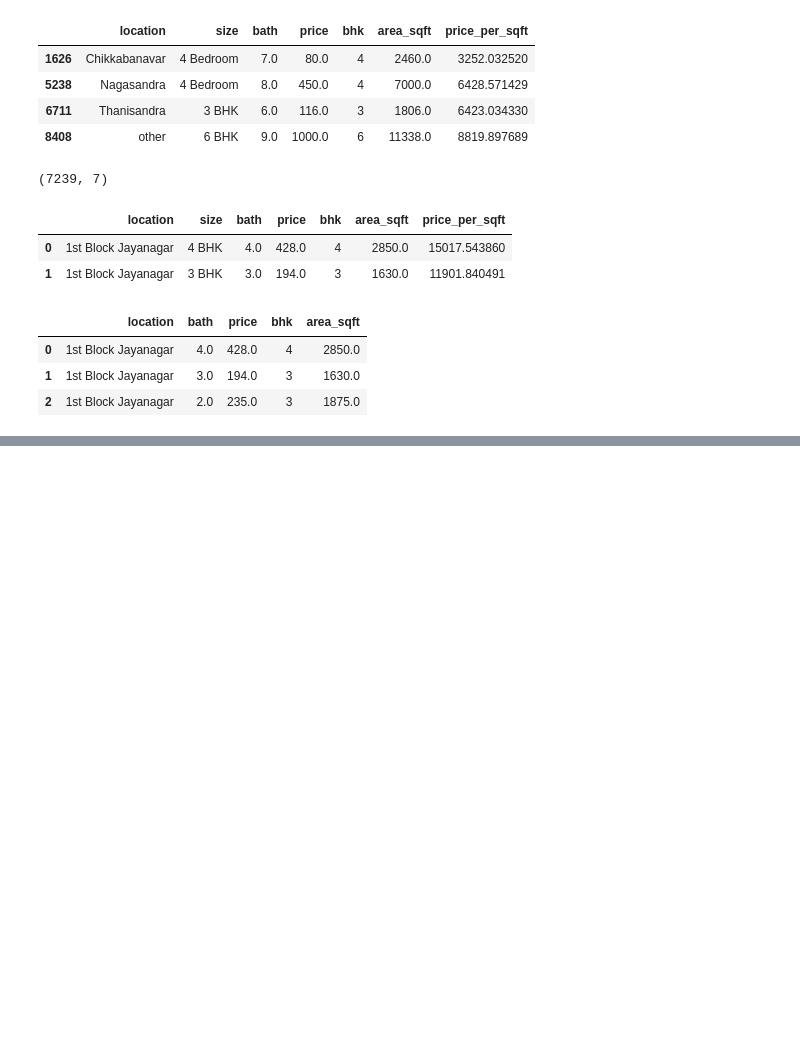
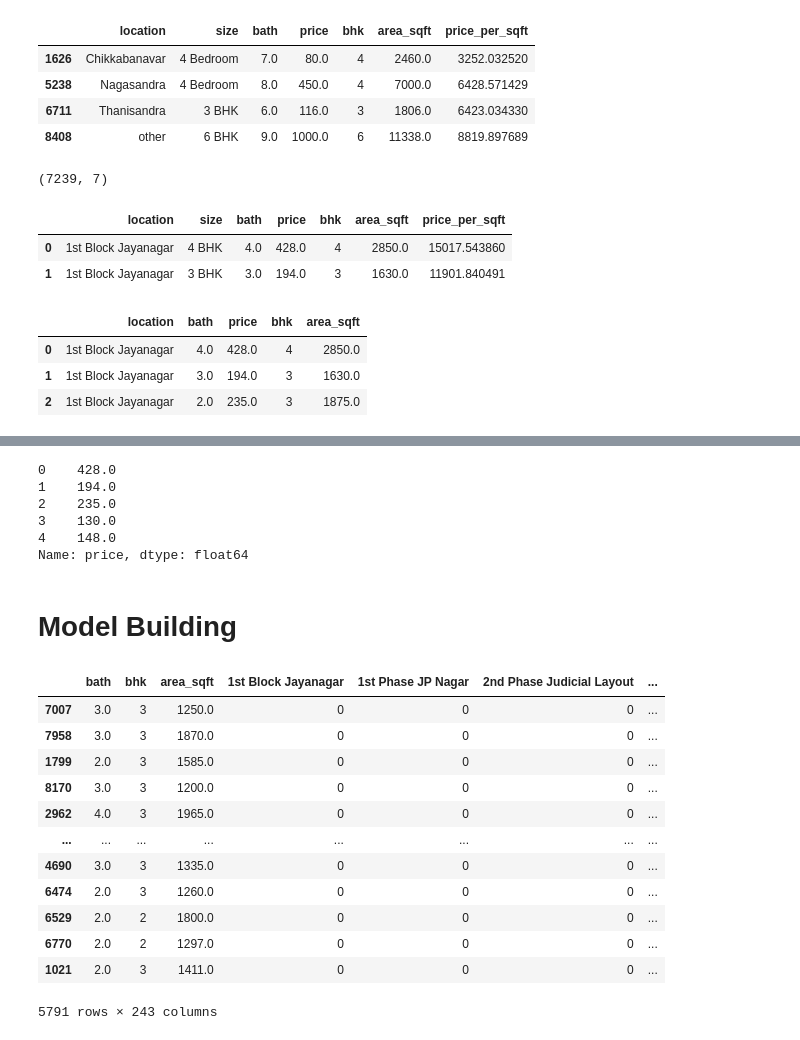
Before and after one commit to abhishekokumar/house_price_prediction, a Jupyter notebook: notebook/house_price_prediction.ipynb, the cells around one changed output, grey strips where cells are left out. Saved outputs shown, nothing was run; the diff lists cells and outputs as text; code cells hidden in the pictures; blank space fills up the shorter version.

```diff
--- a/notebook/house_price_prediction.ipynb
+++ b/notebook/house_price_prediction.ipynb
@@ -607,0 +695,3 @@ df10.head(3)
+# %%
+X = df14.drop('price', axis='columns')
+X.head()
@@ -607,0 +706,12 @@ df10.head(3)
+# %%
+Y = df14.price
+Y.head()
+# %% [output]
+0    428.0
+1    194.0
+2    235.0
+3    130.0
+4    148.0
+Name: price, dtype: float64
+# %% [markdown]
+# Model Building
@@ -607,0 +723,16 @@ df10.head(3)
+# %%
+X_train
+# %% [output]
+|  | bath | bhk | area_sqft | 1st Block Jayanagar | 1st Phase JP Nagar | 2nd Phase Judicial Layout | ... |
+| 7007 | 3.0 | 3 | 1250.0 | 0 | 0 | 0 | ... |
+| 7958 | 3.0 | 3 | 1870.0 | 0 | 0 | 0 | ... |
+| 1799 | 2.0 | 3 | 1585.0 | 0 | 0 | 0 | ... |
+| 8170 | 3.0 | 3 | 1200.0 | 0 | 0 | 0 | ... |
+| 2962 | 4.0 | 3 | 1965.0 | 0 | 0 | 0 | ... |
+| ... | ... | ... | ... | ... | ... | ... | ... |
+| 4690 | 3.0 | 3 | 1335.0 | 0 | 0 | 0 | ... |
+| 6474 | 2.0 | 3 | 1260.0 | 0 | 0 | 0 | ... |
+| 6529 | 2.0 | 2 | 1800.0 | 0 | 0 | 0 | ... |
+| 6770 | 2.0 | 2 | 1297.0 | 0 | 0 | 0 | ... |
+| 1021 | 2.0 | 3 | 1411.0 | 0 | 0 | 0 | ... |
+5791 rows × 243 columns
```
Also changed, not shown: parts of 24 cells of this notebook, 13 other files.
